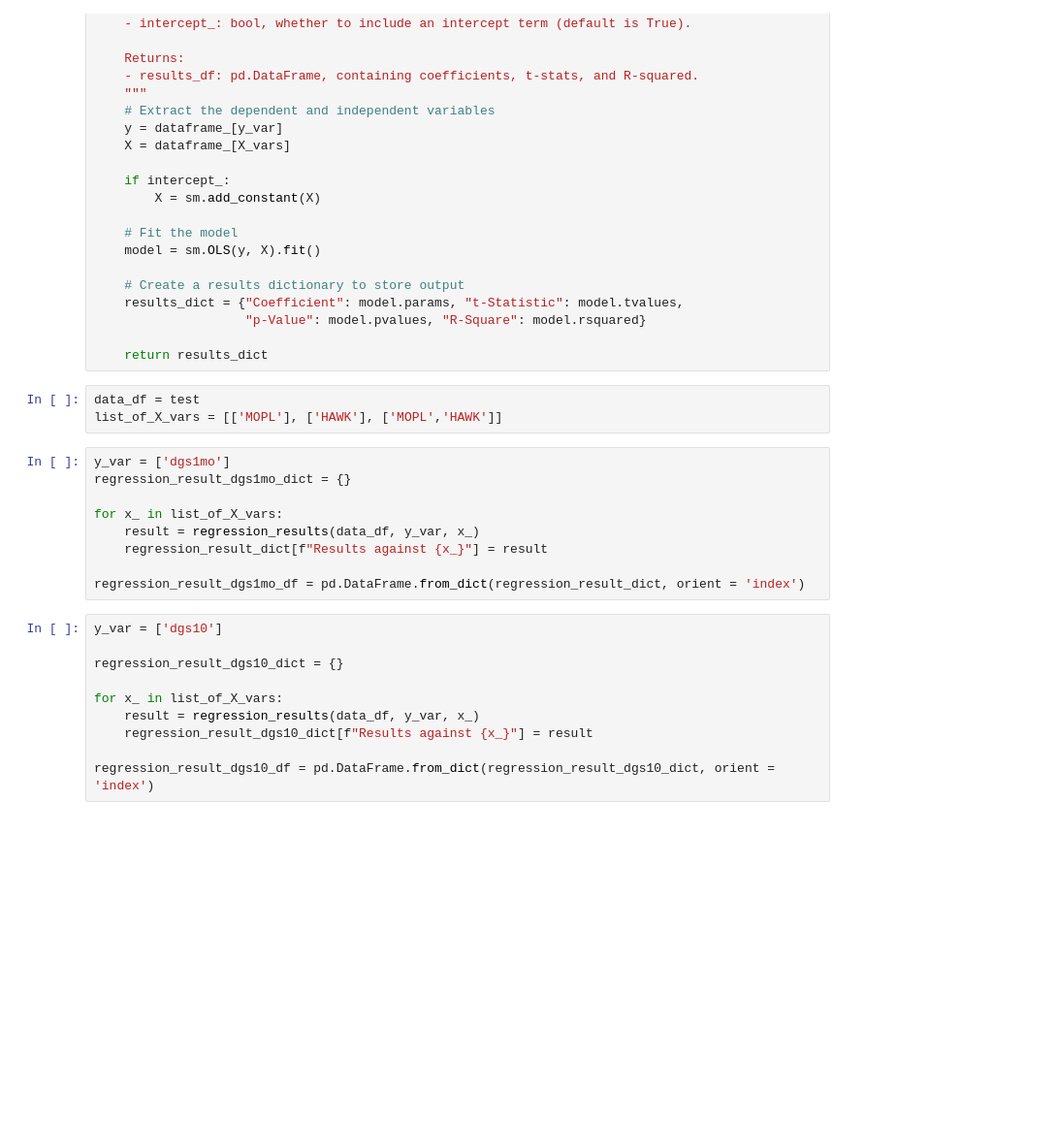
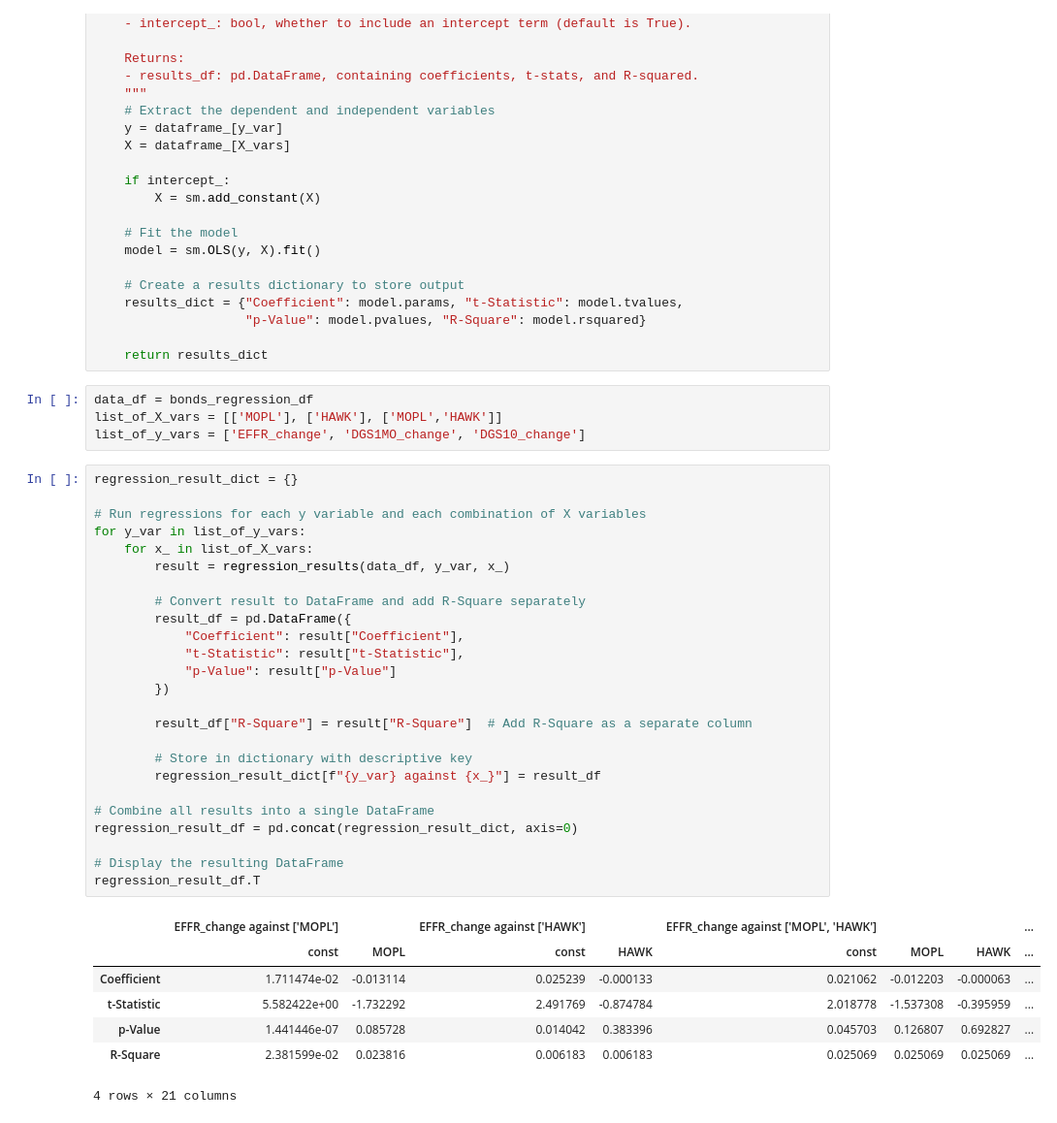
Before and after one commit to AntonioPineda29/Topics_Economics, a Jupyter notebook: 02_FOMC_statements_v4.ipynb, the cells around one changed output. Shown at 97% size. Saved outputs shown, nothing was run; the diff lists cells and outputs as text; blank space fills up the shorter version.

Commit message:
results for 3.2

```diff
--- a/02_FOMC_statements_v4.ipynb
+++ b/02_FOMC_statements_v4.ipynb
@@ -785,24 +899,39 @@ def regression_results(dataframe_, y_var, X_vars, intercept_ = True):
 
     return results_dict
 # %%
-data_df = test
+data_df = bonds_regression_df
 list_of_X_vars = [['MOPL'], ['HAWK'], ['MOPL','HAWK']]
+list_of_y_vars = ['EFFR_change', 'DGS1MO_change', 'DGS10_change']
-# %%
-y_var = ['dgs1mo']
-regression_result_dgs1mo_dict = {}
-
-for x_ in list_of_X_vars:
-    result = regression_results(data_df, y_var, x_)
-    regression_result_dict[f"Results against {x_}"] = result
-
-regression_result_dgs1mo_df = pd.DataFrame.from_dict(regression_result_dict, orient = 'index')
-# %%
-y_var = ['dgs10']
-
-regression_result_dgs10_dict = {}
-
-for x_ in list_of_X_vars:
-    result = regression_results(data_df, y_var, x_)
-    regression_result_dgs10_dict[f"Results against {x_}"] = result
-
-regression_result_dgs10_df = pd.DataFrame.from_dict(regression_result_dgs10_dict, orient = 'index')
+# %%
+regression_result_dict = {}
+
+# Run regressions for each y variable and each combination of X variables
+for y_var in list_of_y_vars:
+    for x_ in list_of_X_vars:
+        result = regression_results(data_df, y_var, x_)
+
+        # Convert result to DataFrame and add R-Square separately
+        result_df = pd.DataFrame({
+            "Coefficient": result["Coefficient"],
+            "t-Statistic": result["t-Statistic"],
+            "p-Value": result["p-Value"]
+        })
+
+        result_df["R-Square"] = result["R-Square"]  # Add R-Square as a separate column
+
+        # Store in dictionary with descriptive key
+        regression_result_dict[f"{y_var} against {x_}"] = result_df
+
+# Combine all results into a single DataFrame
+regression_result_df = pd.concat(regression_result_dict, axis=0)
+
+# Display the resulting DataFrame
+regression_result_df.T
+# %% [output]
+|  | EFFR_change against ['MOPL'] |  | EFFR_change against ['HAWK'] |  | EFFR_change against ['MOPL', 'HAWK'] |  |  | ... |
+|  | const | MOPL | const | HAWK | const | MOPL | HAWK | ... |
+| Coefficient | 1.711474e-02 | -0.013114 | 0.025239 | -0.000133 | 0.021062 | -0.012203 | -0.000063 | ... |
+| t-Statistic | 5.582422e+00 | -1.732292 | 2.491769 | -0.874784 | 2.018778 | -1.537308 | -0.395959 | ... |
+| p-Value | 1.441446e-07 | 0.085728 | 0.014042 | 0.383396 | 0.045703 | 0.126807 | 0.692827 | ... |
+| R-Square | 2.381599e-02 | 0.023816 | 0.006183 | 0.006183 | 0.025069 | 0.025069 | 0.025069 | ... |
+4 rows × 21 columns
```
Also changed, not shown: parts of 14 cells of this notebook.
